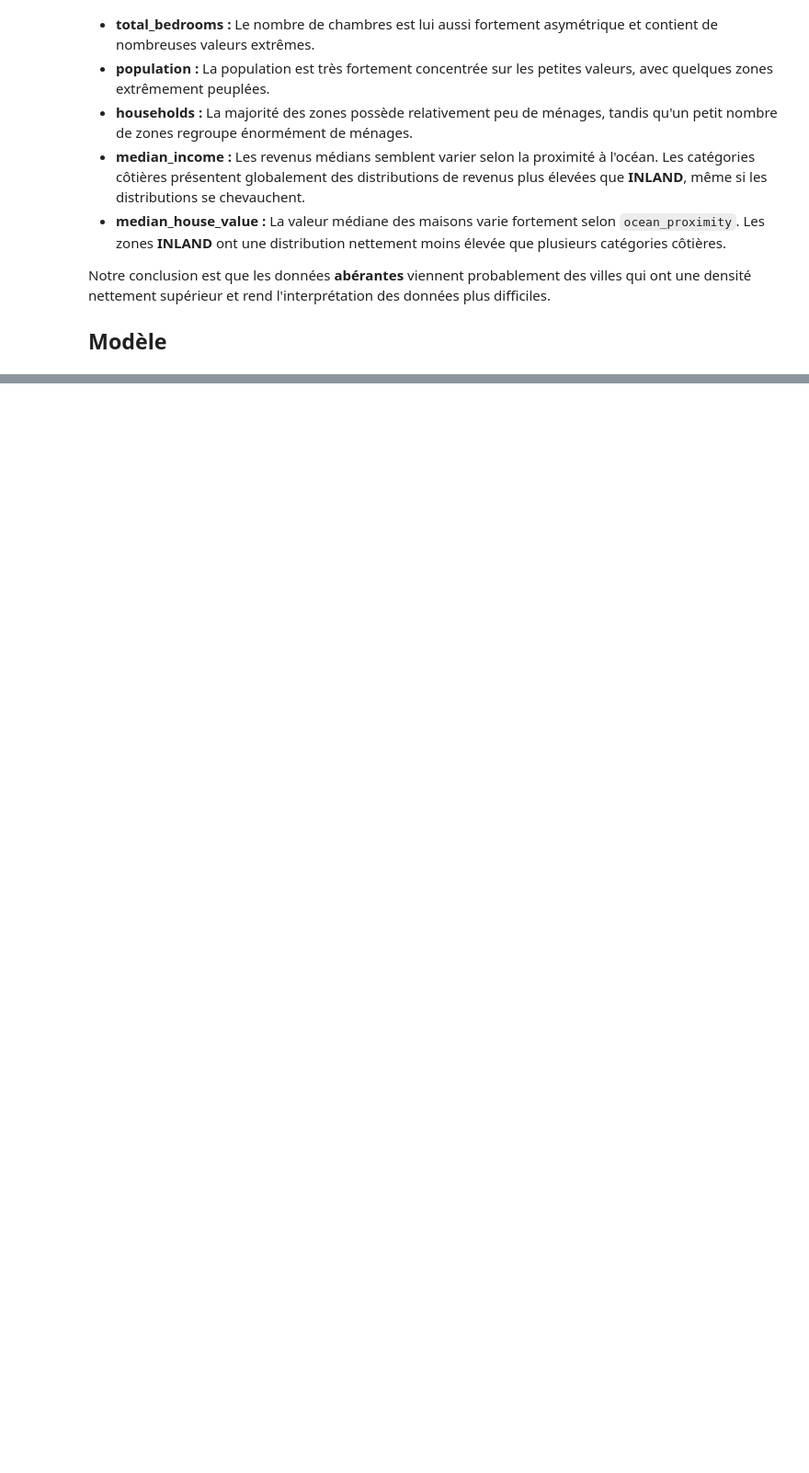
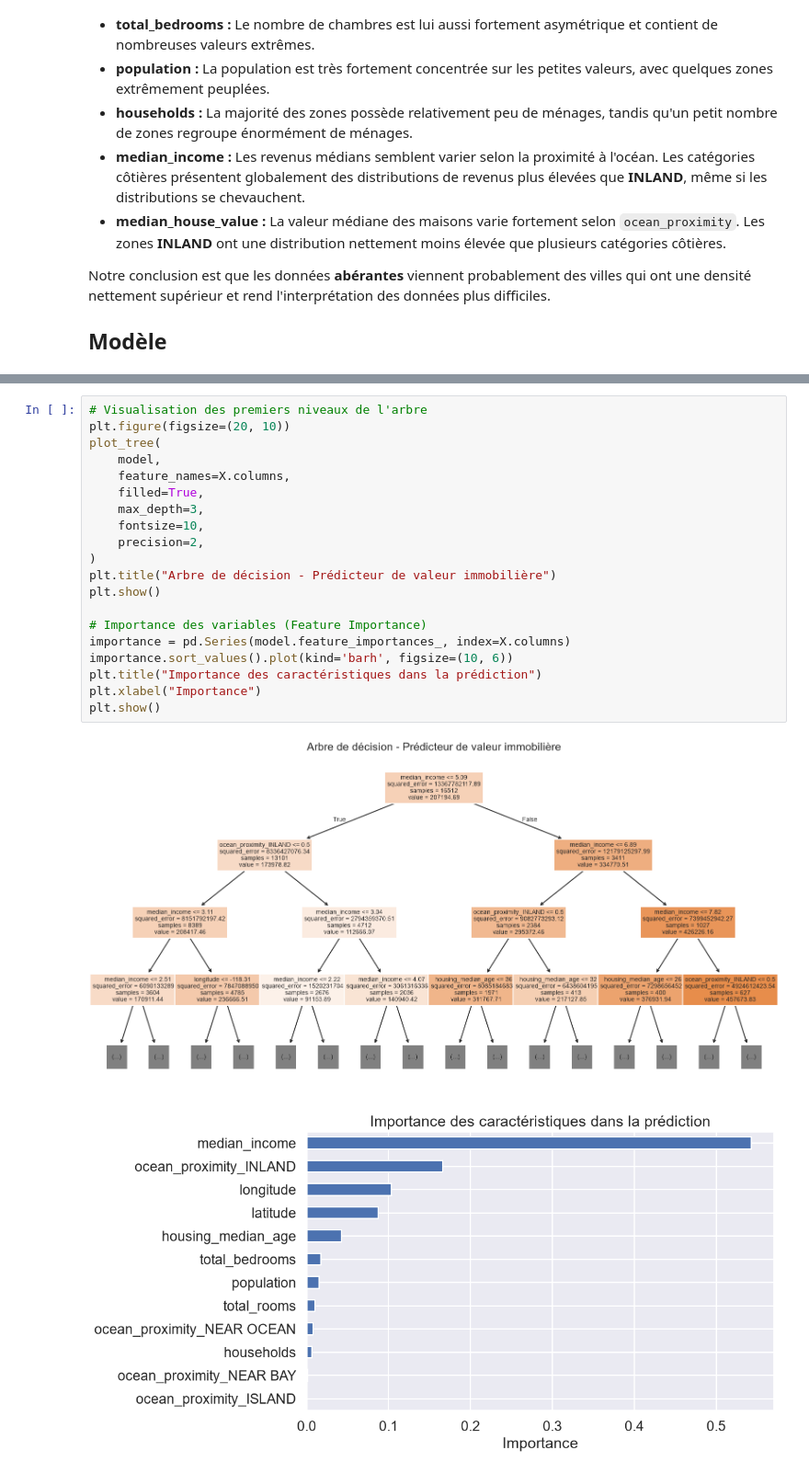
Before and after one commit to justinFransolet/MASI5_PROJET1_ALGO, a Jupyter notebook: notebooks/notebook.ipynb, the cells around one changed output, grey strips where cells are left out. Shown at 92% size. Cells and saved outputs as stored; diff of their text form; blank space fills up the shorter version.

Commit message:
FEATURE | Merge first model for clement to final notebook

```diff
--- a/notebooks/notebook.ipynb
+++ b/notebooks/notebook.ipynb
@@ -312,0 +364,23 @@ Score R² : 0.2900
+# %%
+# Visualisation des premiers niveaux de l'arbre
+plt.figure(figsize=(20, 10))
+plot_tree(
+    model,
+    feature_names=X.columns,
+    filled=True,
+    max_depth=3,
+    fontsize=10,
+    precision=2,
+)
+plt.title("Arbre de décision - Prédicteur de valeur immobilière")
+plt.show()
+
+# Importance des variables (Feature Importance)
+importance = pd.Series(model.feature_importances_, index=X.columns)
+importance.sort_values().plot(kind='barh', figsize=(10, 6))
+plt.title("Importance des caractéristiques dans la prédiction")
+plt.xlabel("Importance")
+plt.show()
+# %% [output]
+[figure, added]
+[figure, added]
```
Also changed, not shown: parts of 9 cells of this notebook.
